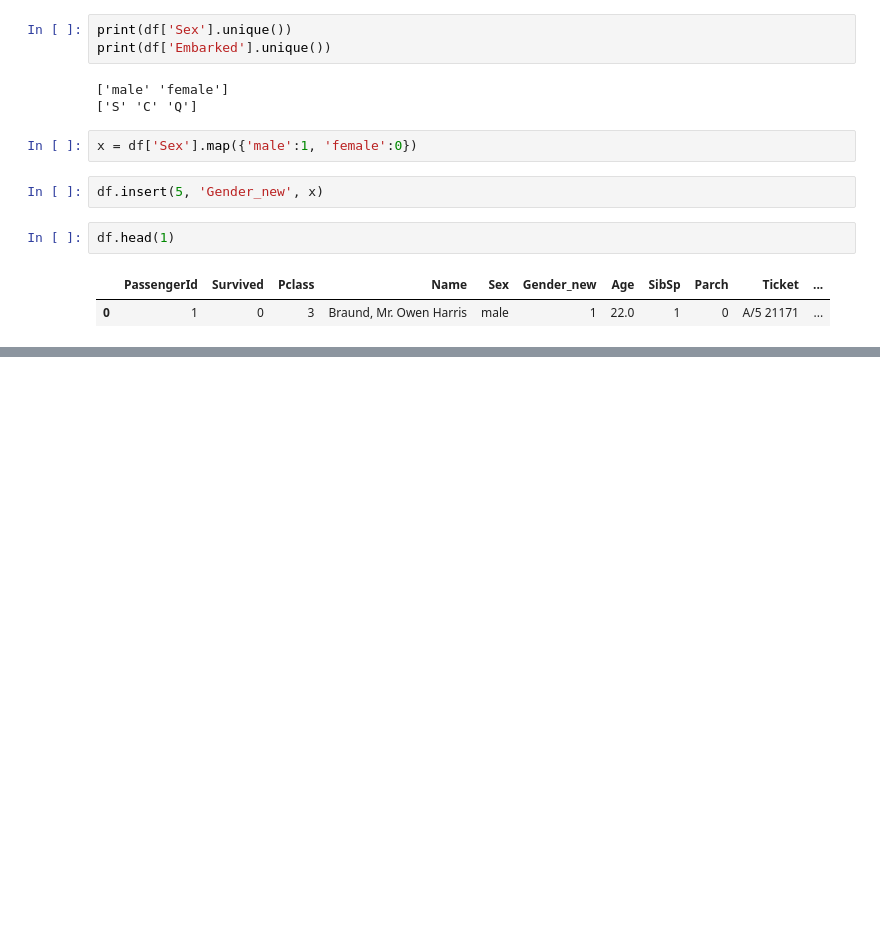
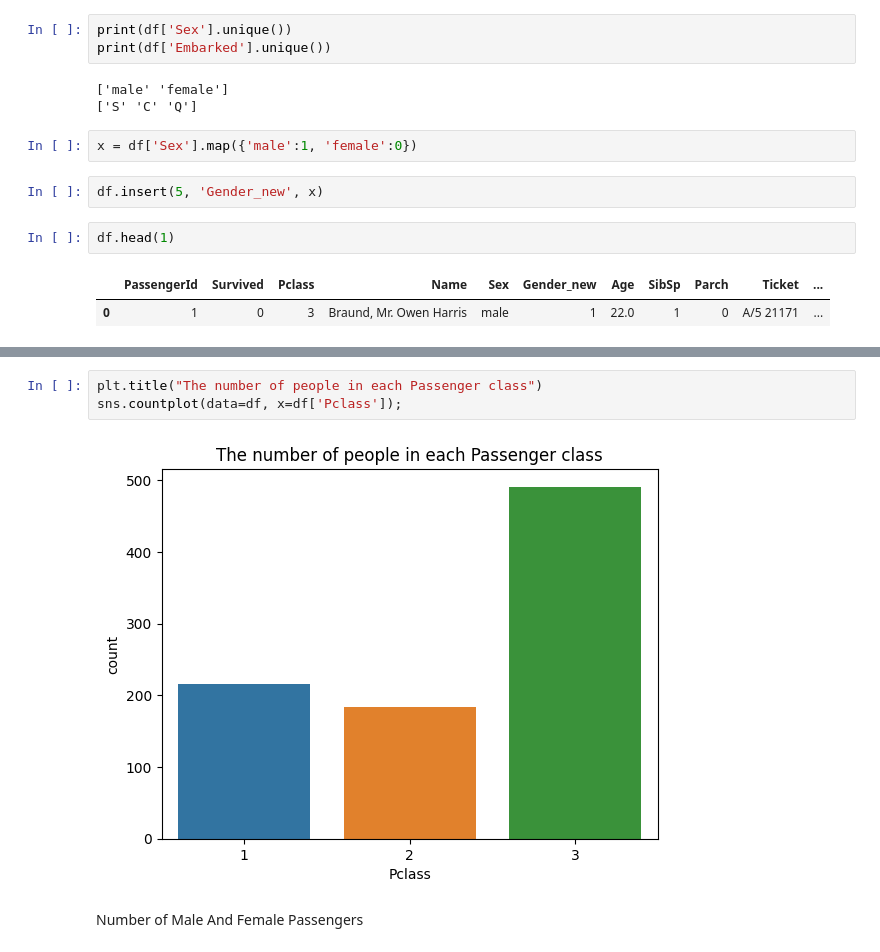
Before and after one commit to MNO-proA/Titanic-train-case-study-Pandas_Matplotlib_Seaborn, a Jupyter notebook: titanic_case_study.ipynb, the cells around one changed output, grey strips where cells are left out. Drawn from its saved outputs; the diff is of its cells as text; blank space fills up the shorter version.

```diff
--- a/titanic_case_study.ipynb
+++ b/titanic_case_study.ipynb
@@ -251,0 +307,7 @@ df.head(1)
+# %%
+plt.title("The number of people in each Passenger class")
+sns.countplot(data=df, x=df['Pclass']);
+# %% [output]
+[figure, added]
+# %% [markdown]
+Number of Male And Female Passengers
```
Also changed, not shown: parts of 28 cells of this notebook.
